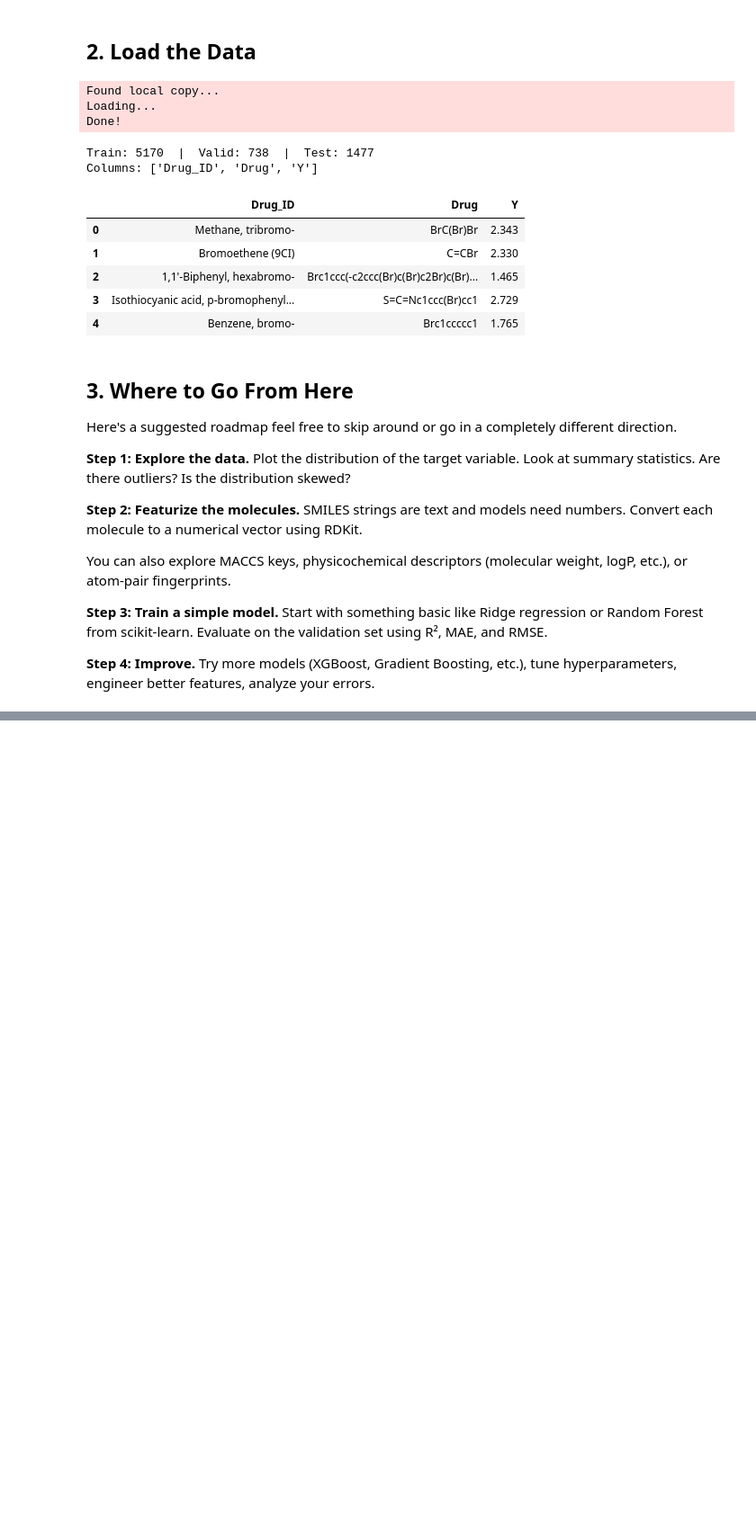
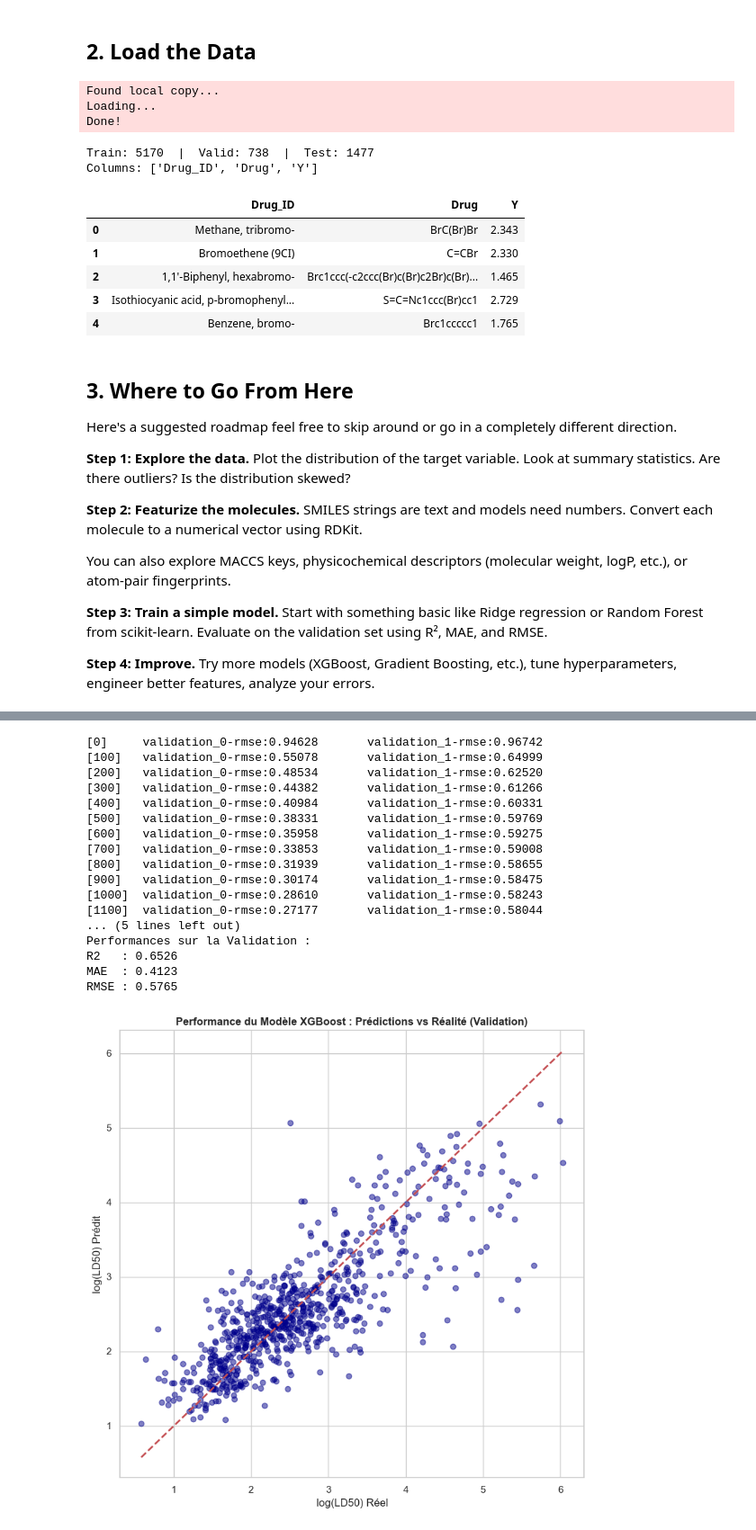
Before and after one commit to NakbeWalid/LD50_PharmaHacks, a Jupyter notebook: project/notebooks/ld50_starter.ipynb, the cells around one changed output, grey strips where cells are left out. Shown at 90% size. Cells and saved outputs as stored; diff of their text form; code cells hidden in the pictures; blank space fills up the shorter version.

```diff
--- a/project/notebooks/ld50_starter.ipynb
+++ b/project/notebooks/ld50_starter.ipynb
@@ -78,0 +239,69 @@ You can also explore MACCS keys, physicochemical descriptors (molecular weight,
+# %%
+# CELLULE 7 : Entraînement du Modèle Principal (XGBoost)
+
+# TODO 1 : Instancier le modèle XGBRegressor.
+# Instanciation avec des hyperparamètres agressifs pour combattre le bruit chimique
+model_xgb_opt = xgb.XGBRegressor(
+    n_estimators=1500,          # Beaucoup plus d'arbres
+    learning_rate=0.03,         # Apprentissage plus lent et minutieux
+    max_depth=7,                # Arbres un peu plus profonds pour capter les interactions complexes
+    subsample=0.8,              # Utilise 80% des lignes par arbre (réduit l'overfitting)
+    colsample_bytree=0.3,       # TRÈS IMPORTANT : Utilise seulement 30% des colonnes par arbre
+    reg_alpha=1.0,              # Régularisation L1 (Lasso) pour "éteindre" le bruit des fingerprints
+    reg_lambda=2.0,             # Régularisation L2 (Ridge) pour stabiliser les poids
+    random_state=42,
+    early_stopping_rounds=50    # S'arrête si pas d'amélioration sur la validation après 50 arbres
+)
+
+# TODO 2 : Entraîner le modèle sur X_train et y_train
+# Convertis X_train et y_train si nécessaire, mais XGBoost accepte les DataFrames Pandas.
+model_xgb_opt.fit(
+    X_train, y_train,
+    eval_set=[(X_train, y_train), (X_valid, y_valid)],
+    verbose=100
+)
+
+print("Modèle entraîné !")
+
+# TODO 3 : Faire des prédictions sur l'ensemble de VALIDATION (X_valid)
+y_pred_valid_opt = model_xgb_opt.predict(X_valid)
+
+# TODO 4 : Calculer les 3 métriques d'évaluation demandées par le jury en utilisant scikit-learn
+# r2_score, mean_absolute_error, et mean_squared_error (avec squared=False pour avoir la RMSE)
+r2 = r2_score(y_valid, y_pred_valid_opt)
+mae = mean_absolute_error(y_valid, y_pred_valid_opt)
+rmse = np.sqrt(mean_squared_error(y_valid, y_pred_valid_opt))
+
+print(f"Performances sur la Validation :")
+print(f"R2   : {r2:.4f}")
+print(f"MAE  : {mae:.4f}")
+print(f"RMSE : {rmse:.4f}")
+
+# Ce code trace un graphique "Valeurs Réelles vs Prédictions" pour tes slides.
+plt.figure(figsize=(8, 8))
+plt.scatter(y_valid, y_pred_valid_opt, alpha=0.5, color='darkblue')
+plt.plot([y_valid.min(), y_valid.max()], [y_valid.min(), y_valid.max()], 'r--', lw=2)
+plt.title('Performance du Modèle XGBoost : Prédictions vs Réalité (Validation)', fontweight='bold')
+plt.xlabel('log(LD50) Réel', fontsize=12)
+plt.ylabel('log(LD50) Prédit', fontsize=12)
+plt.tight_layout()
+plt.show()
+# %% [output]
+[0]     validation_0-rmse:0.94628       validation_1-rmse:0.96742
+[100]   validation_0-rmse:0.55078       validation_1-rmse:0.64999
+[200]   validation_0-rmse:0.48534       validation_1-rmse:0.62520
+[300]   validation_0-rmse:0.44382       validation_1-rmse:0.61266
+[400]   validation_0-rmse:0.40984       validation_1-rmse:0.60331
+[500]   validation_0-rmse:0.38331       validation_1-rmse:0.59769
+[600]   validation_0-rmse:0.35958       validation_1-rmse:0.59275
+[700]   validation_0-rmse:0.33853       validation_1-rmse:0.59008
+[800]   validation_0-rmse:0.31939       validation_1-rmse:0.58655
+[900]   validation_0-rmse:0.30174       validation_1-rmse:0.58475
+[1000]  validation_0-rmse:0.28610       validation_1-rmse:0.58243
+[1100]  validation_0-rmse:0.27177       validation_1-rmse:0.58044
+... (5 lines left out)
+Performances sur la Validation :
+R2   : 0.6526
+MAE  : 0.4123
+RMSE : 0.5765
+[figure, added]
```
Also changed, not shown: parts of 9 cells of this notebook, 2 other files.
